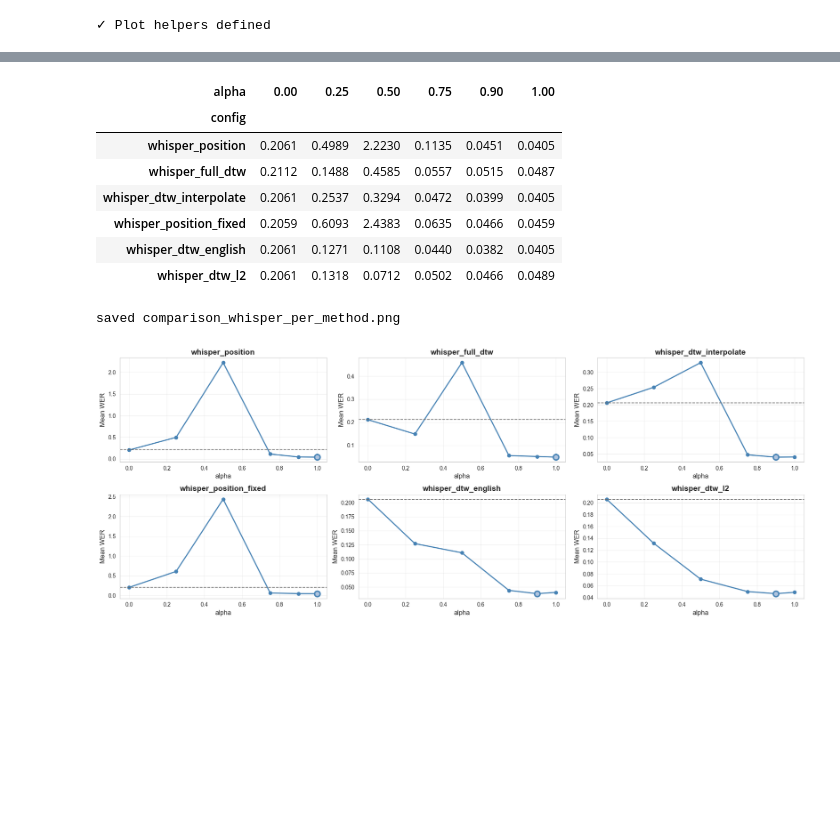
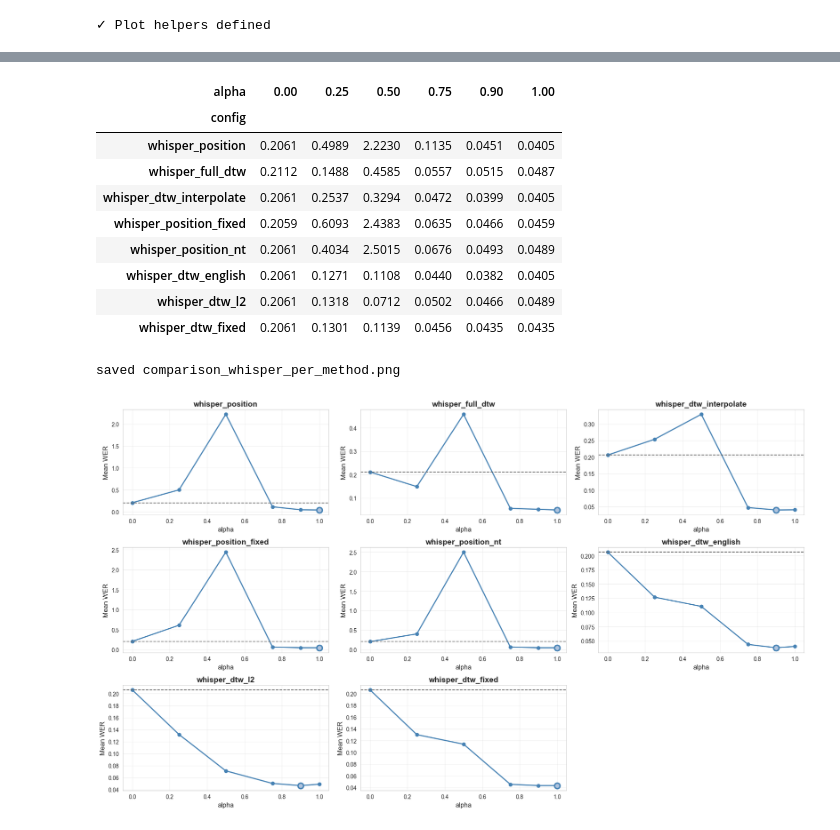
Before and after one commit to Tisya-V/accent-robust-asr, a Jupyter notebook: src/analysis/e2_steering_plots.ipynb, the cells around one changed output, grey strips where cells are left out. Cells and saved outputs as stored; diff of their text form; code cells hidden in the pictures; blank space fills up the shorter version.

```diff
--- a/src/analysis/e2_steering_plots.ipynb
+++ b/src/analysis/e2_steering_plots.ipynb
@@ -115,13 +115,15 @@ CONFIGS = [
     'whisper_full_dtw',
     'whisper_dtw_interpolate',
     'whisper_position_fixed',
+    'whisper_position_nt',
     'whisper_dtw_english',
     'whisper_dtw_l2',
-    'whisfusion_position',
-    'whisfusion_full_dtw',
-    'whisfusion_dtw_interpolate',
-    'whisfusion_dtw_english',
-    'whisfusion_dtw_l2',
+    'whisper_dtw_fixed',
+    # 'whisfusion_position',
+    # 'whisfusion_full_dtw',
+    # 'whisfusion_dtw_interpolate',
+    # 'whisfusion_dtw_english',
+    # 'whisfusion_dtw_l2',
 ]
 
 active = [c for c in CONFIGS if (COMPARE_DECODER is None or c.startswith(COMPARE_DECODER))
@@ -156,34 +158,36 @@ for ax, (cfg, d) in zip(axes.flat, dfs.items()):
     best_i   = int(stats.values.argmin())
     alphas   = stats.index.values
     wers     = stats.values
 
     ax.plot(alphas, wers, 'o-', lw=2, ms=6, color='steelblue')
     ax.plot(alphas[best_i], wers[best_i], 'o', ms=10,
             color='lightsteelblue', mec='steelblue', mew=2.5,
             label=f'best alpha={alphas[best_i]}  WER={wers[best_i]:.3f}')
     ax.axhline(baseline, color='dimgray', ls='--', lw=1.3)
     ax.set_title(cfg, fontweight='bold', fontsize=14)
     ax.set_xlabel('alpha', fontsize=12); ax.set_ylabel('Mean WER', fontsize=12)
     ax.grid(True, alpha=0.3)
 
 title_tag = COMPARE_DECODER or 'all'
 # fig.suptitle(f'Mean WER vs alpha — {title_tag}', fontweight='bold', y=1.01)
 plt.tight_layout()
 save = RESULTS_DIR / f'comparison_{title_tag}_per_method.png'
 plt.savefig(save, dpi=150, bbox_inches='tight')
 print(f'saved {save.name}')
 plt.show()
 # %% [output]
 | alpha | 0.00 | 0.25 | 0.50 | 0.75 | 0.90 | 1.00 |
 | config |  |  |  |  |  |  |
 | whisper_position | 0.2061 | 0.4989 | 2.2230 | 0.1135 | 0.0451 | 0.0405 |
 | whisper_full_dtw | 0.2112 | 0.1488 | 0.4585 | 0.0557 | 0.0515 | 0.0487 |
 | whisper_dtw_interpolate | 0.2061 | 0.2537 | 0.3294 | 0.0472 | 0.0399 | 0.0405 |
 | whisper_position_fixed | 0.2059 | 0.6093 | 2.4383 | 0.0635 | 0.0466 | 0.0459 |
+| whisper_position_nt | 0.2061 | 0.4034 | 2.5015 | 0.0676 | 0.0493 | 0.0489 |
 | whisper_dtw_english | 0.2061 | 0.1271 | 0.1108 | 0.0440 | 0.0382 | 0.0405 |
 | whisper_dtw_l2 | 0.2061 | 0.1318 | 0.0712 | 0.0502 | 0.0466 | 0.0489 |
+| whisper_dtw_fixed | 0.2061 | 0.1301 | 0.1139 | 0.0456 | 0.0435 | 0.0435 |
 saved comparison_whisper_per_method.png
-[figure, old version]
+[figure, new version]
 # %%
 # -- All-methods cosine similarity analysis -----------------------------------
 # Computes cos_sim(steered_output, z_nat) for every active config and plots
```
Also changed, not shown: parts of 4 cells of this notebook, 7 other files.
